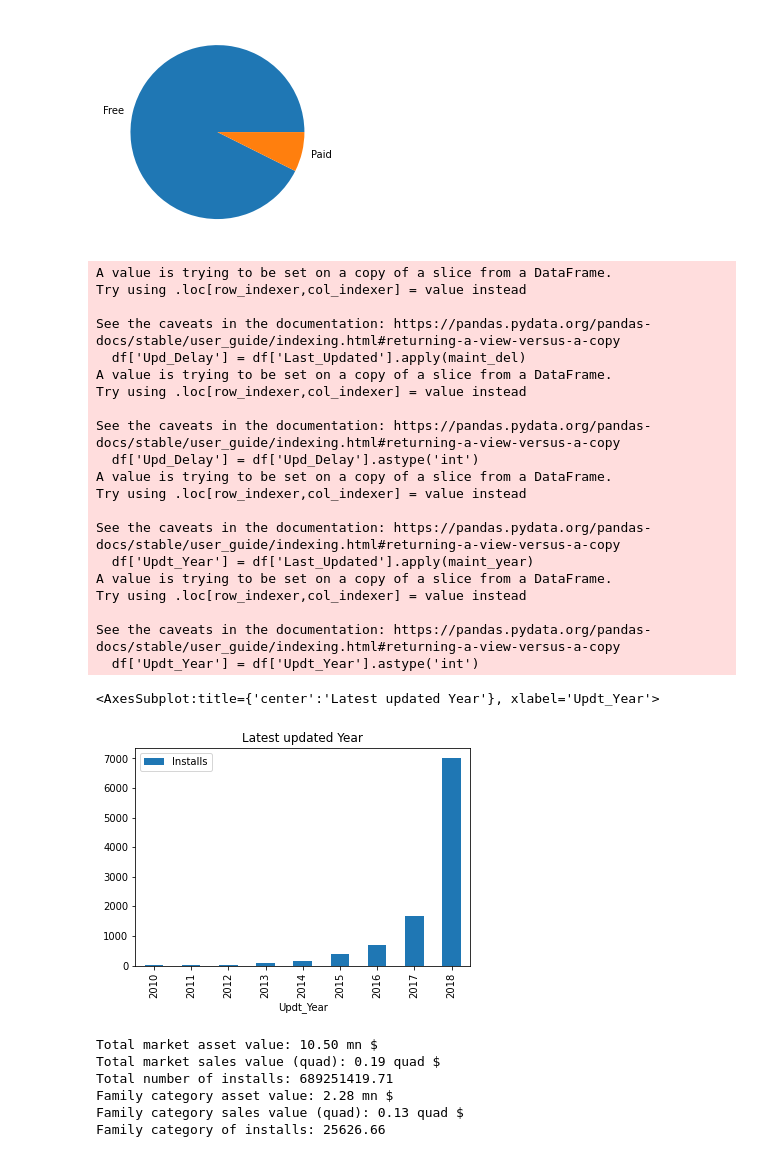
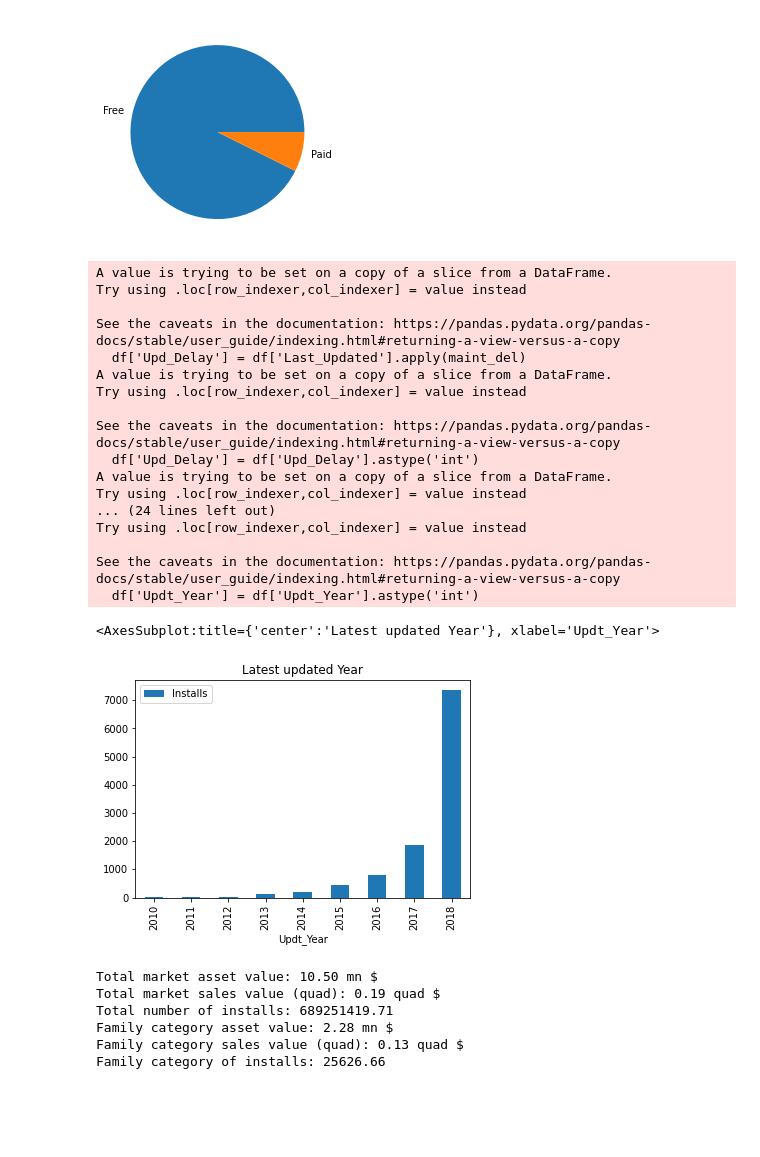
Before and after one commit to Rodauv/google_playstore_stats, a Jupyter notebook: my_mobapp_studio.ipynb, the cells around one changed output. Cells and saved outputs as stored; diff of their text form; code cells hidden in the pictures; blank space fills up the shorter version.

```diff
--- a/my_mobapp_studio.ipynb
+++ b/my_mobapp_studio.ipynb
@@ -198,8 +198,7 @@ def clean_dataset(df_in):
     df = df[['Category_Num','Category','Type_Num','Type','Genres1_Num','Genres2_Num','Genres1','Genres2','App','Price','Installs','Rating','Reviews','Content_Rating_Num','Content_Rating','Last_Updated']]
 
     #clean the corrupt rows in the dataframe
-    df = df[df["Type"].str.contains('Paid|Free')==False]
-    df = df.drop(df[df["Type"].str.contains('Paid|Free')==False].index,in)
+    df = df.drop(df[df["Type"].str.contains('Paid|Free')==False].index,inplace=False)
 
     return df
 
@@ -241,42 +244,39 @@ plot_type(dataset_clean)
 #Definition of the years since the application was last time updated.
 
 def define_app_support(df):
     df['Upd_Delay'] = df['Last_Updated'].apply(maint_del)
     df['Upd_Delay'] = df['Upd_Delay'].astype('int')
     df['Updt_Year'] = df['Last_Updated'].apply(maint_year)
     df['Updt_Year'] = df['Updt_Year'].astype('int')
     return df
 
-#dataset_used = paid_dataset
-dataset_used = free_dataset
-#dataset_used = dataset_clean
-dataset_clean_dated = define_app_support(dataset_used)
+#DEFINTION OF THE DATASET TO BE USED FUTHER - Paid, Free, Full set
+dataset_clean_dated = define_app_support(dataset_clean)
+dataset_clean_dated_paid = define_app_support(paid_dataset)
+dataset_clean_dated_free = define_app_support(free_dataset)
 
 dataset_updates = dataset_clean_dated.groupby(['Updt_Year']).count()
 dataset_updates.plot(y='Installs', use_index=True, title='Latest updated Year', kind='bar')
 # %% [output]
 A value is trying to be set on a copy of a slice from a DataFrame.
 Try using .loc[row_indexer,col_indexer] = value instead
 
 See the caveats in the documentation: https://pandas.pydata.org/pandas-docs/stable/user_guide/indexing.html#returning-a-view-versus-a-copy
   df['Upd_Delay'] = df['Last_Updated'].apply(maint_del)
 A value is trying to be set on a copy of a slice from a DataFrame.
 Try using .loc[row_indexer,col_indexer] = value instead
 
 See the caveats in the documentation: https://pandas.pydata.org/pandas-docs/stable/user_guide/indexing.html#returning-a-view-versus-a-copy
   df['Upd_Delay'] = df['Upd_Delay'].astype('int')
 A value is trying to be set on a copy of a slice from a DataFrame.
 Try using .loc[row_indexer,col_indexer] = value instead
-
-See the caveats in the documentation: https://pandas.pydata.org/pandas-docs/stable/user_guide/indexing.html#returning-a-view-versus-a-copy
-  df['Updt_Year'] = df['Last_Updated'].apply(maint_year)
-A value is trying to be set on a copy of a slice from a DataFrame.
+... (24 lines left out)
 Try using .loc[row_indexer,col_indexer] = value instead
 
 See the caveats in the documentation: https://pandas.pydata.org/pandas-docs/stable/user_guide/indexing.html#returning-a-view-versus-a-copy
   df['Updt_Year'] = df['Updt_Year'].astype('int')
 <AxesSubplot:title={'center':'Latest updated Year'}, xlabel='Updt_Year'>
-[figure, old version]
+[figure, new version]
 # %%
 #sum total market size, by price -> CHECK VALUES AS NOT MATCHING WITH THE SUMMARY TABLE
 def size_of_market(df):
```
Also changed, not shown: parts of 17 cells of this notebook.
